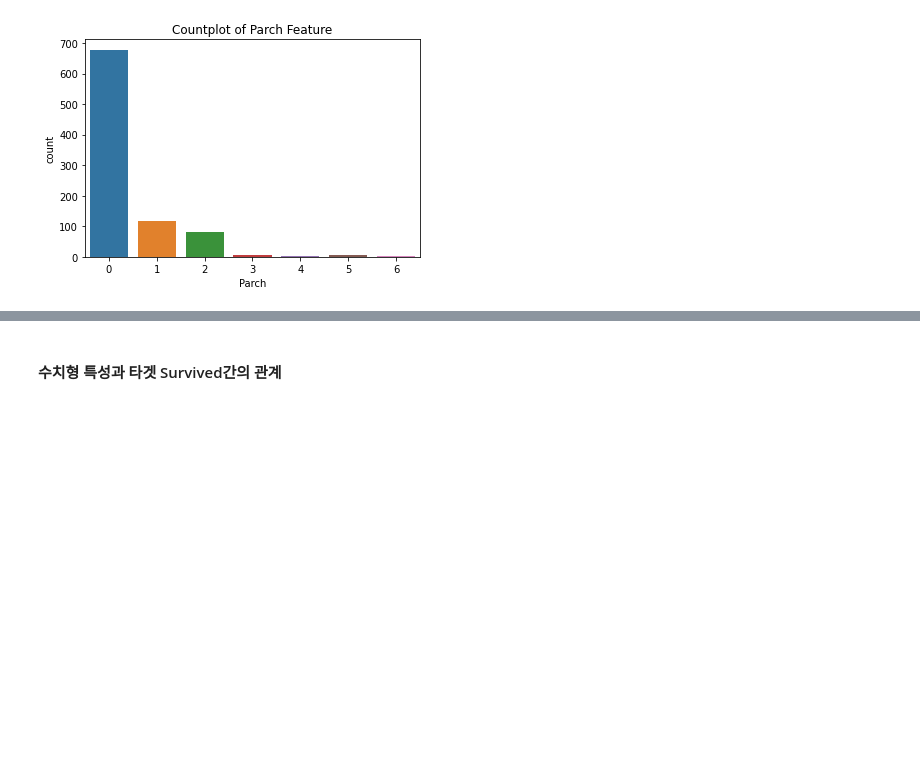
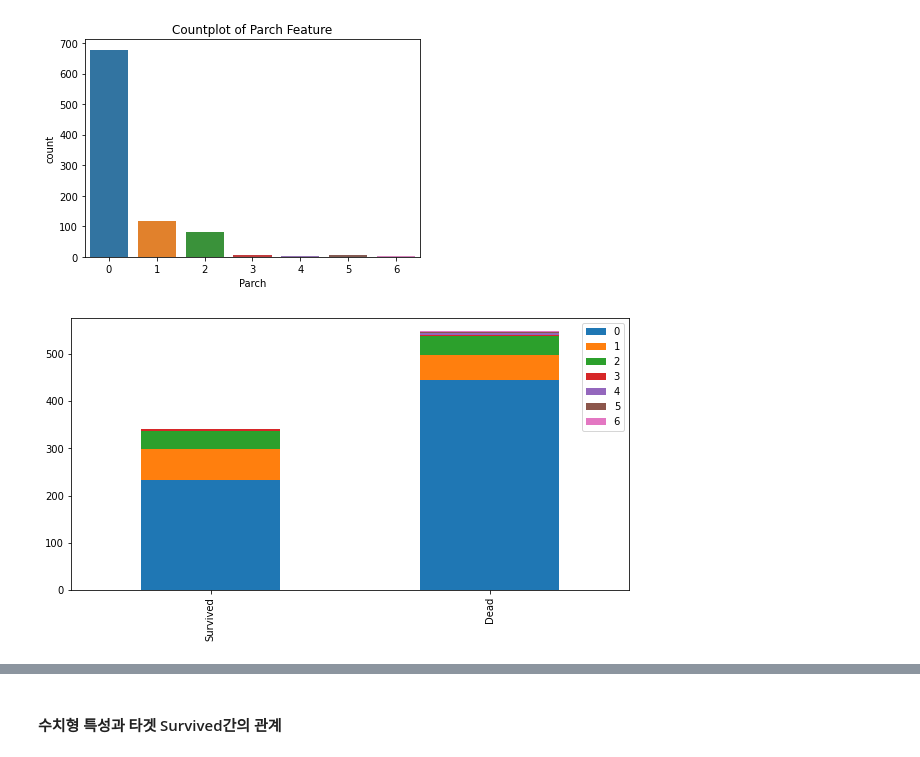
Before and after one commit to threegenie/titanic_prediction, a Jupyter notebook: titanic.ipynb, the cells around one changed output, grey strips where cells are left out. Cells and saved outputs as stored; diff of their text form; code cells hidden in the pictures; blank space fills up the shorter version.

```diff
--- a/titanic.ipynb
+++ b/titanic.ipynb
@@ -121,3 +175,7 @@ plt.title('Countplot of Parch Feature')
 # %% [output]
 Text(0.5, 1.0, 'Countplot of Parch Feature')
 [figure]
+# %%
+bar_chart('Parch')
+# %% [output]
+[figure, added]
```
Also changed, not shown: parts of 17 cells of this notebook.
